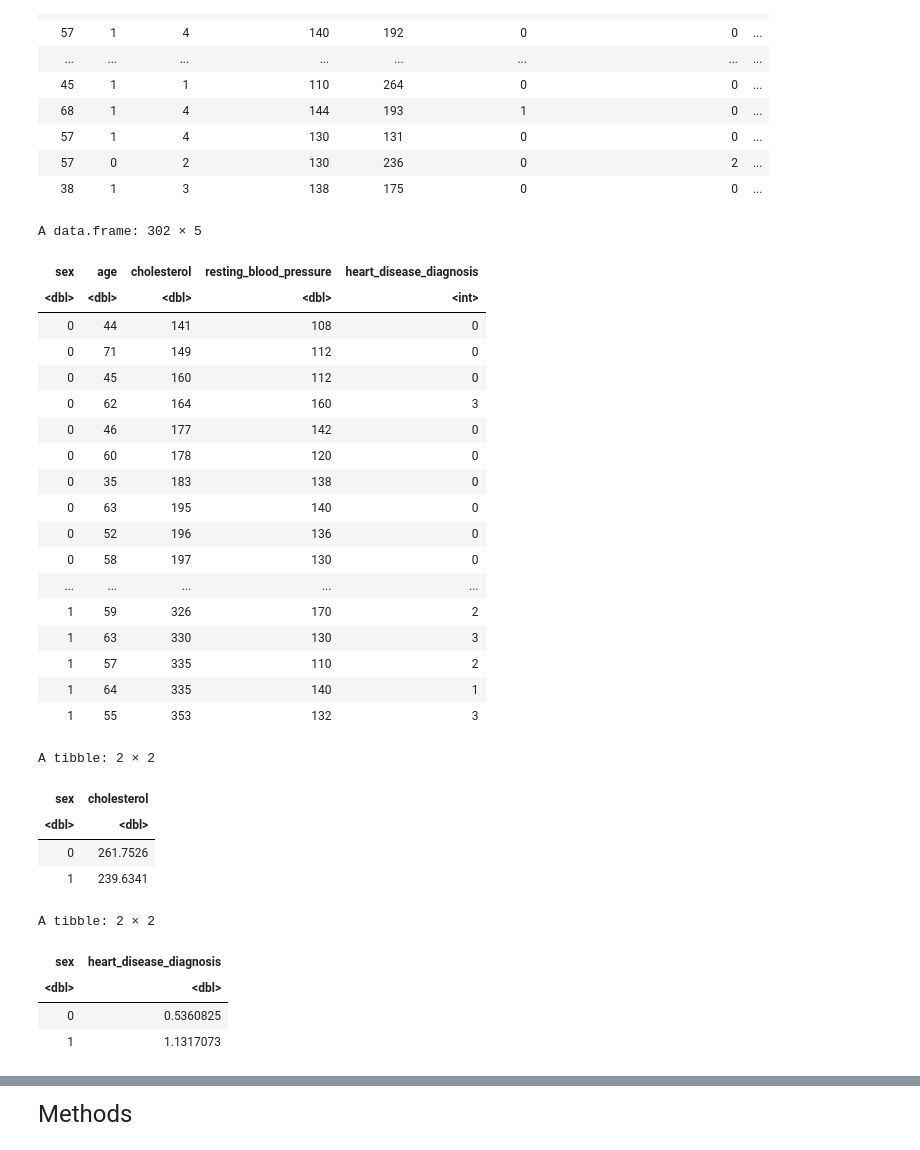
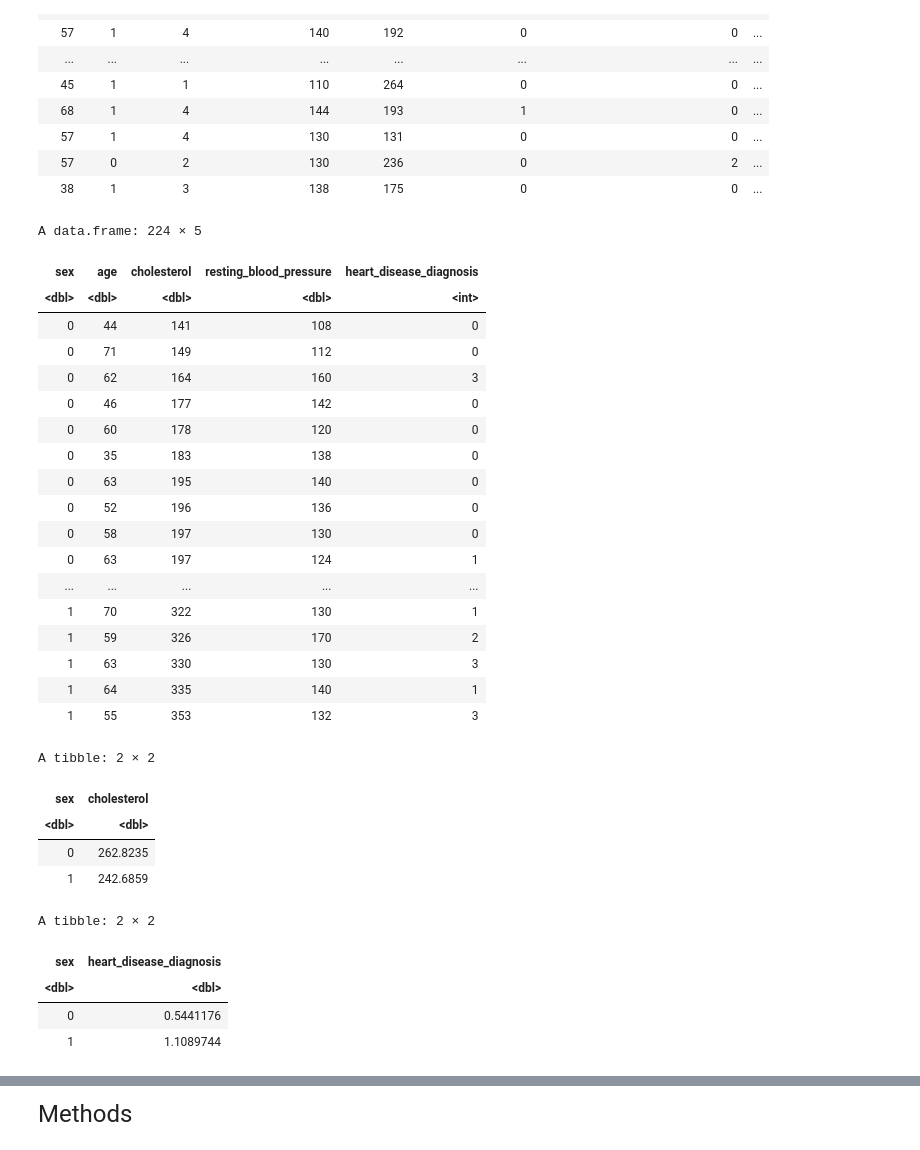
Before and after one commit to ck2671/dsci-100-2022w2-group-35, a Jupyter notebook: Heart Disease Project.ipynb, the cells around one changed output, grey strips where cells are left out. Cells and saved outputs as stored; diff of their text form; code cells hidden in the pictures.

```diff
--- a/Heart Disease Project.ipynb
+++ b/Heart Disease Project.ipynb
@@ -66,15 +71,14 @@ A data.frame: 302 × 14
 # %%
 #Selected columns (sex, cholesterol and heart_disease_diagnosis) from heart data.
-heart_data_selected <- select(heart_data, sex, age, cholesterol, resting_blood_pressure, heart_disease_diagnosis) |>
+heart_train_selected <- select(heart_train, sex, age, cholesterol, resting_blood_pressure, heart_disease_diagnosis) |>
                         arrange(sex, cholesterol, age, resting_blood_pressure)
-heart_data_selected
+heart_train_selected
 # %% [output]
-A data.frame: 302 × 5
+A data.frame: 224 × 5
 | sex | age | cholesterol | resting_blood_pressure | heart_disease_diagnosis |
 | <dbl> | <dbl> | <dbl> | <dbl> | <int> |
 | 0 | 44 | 141 | 108 | 0 |
 | 0 | 71 | 149 | 112 | 0 |
-| 0 | 45 | 160 | 112 | 0 |
 | 0 | 62 | 164 | 160 | 3 |
 | 0 | 46 | 177 | 142 | 0 |
 | 0 | 60 | 178 | 120 | 0 |
@@ -82,33 +86,34 @@ A data.frame: 302 × 5
 | 0 | 63 | 195 | 140 | 0 |
 | 0 | 52 | 196 | 136 | 0 |
 | 0 | 58 | 197 | 130 | 0 |
+| 0 | 63 | 197 | 124 | 1 |
 | ... | ... | ... | ... | ... |
+| 1 | 70 | 322 | 130 | 1 |
 | 1 | 59 | 326 | 170 | 2 |
 | 1 | 63 | 330 | 130 | 3 |
-| 1 | 57 | 335 | 110 | 2 |
 | 1 | 64 | 335 | 140 | 1 |
 | 1 | 55 | 353 | 132 | 3 |
 # %%
 #The table below reports the average cholesterol level for males(1) and females(0).
-sex_vs_cholesterol <- group_by(heart_data_selected, sex) |>
+sex_vs_cholesterol <- group_by(heart_train_selected, sex) |>
                       summarize(cholesterol=mean(cholesterol, na.rm=TRUE))
 sex_vs_cholesterol
 # %% [output]
 A tibble: 2 × 2
 | sex | cholesterol |
 | <dbl> | <dbl> |
-| 0 | 261.7526 |
-| 1 | 239.6341 |
+| 0 | 262.8235 |
+| 1 | 242.6859 |
 # %%
 #The table below reports the average heart disease diagnosis (on a scale of 0-4) for males(1) and females(0).
-sex_vs_heart_disease <- group_by(heart_data_selected, sex) |>
+sex_vs_heart_disease <- group_by(heart_train_selected, sex) |>
                         summarize(heart_disease_diagnosis=mean(heart_disease_diagnosis, na.rm=TRUE))
 sex_vs_heart_disease
 # %% [output]
 A tibble: 2 × 2
 | sex | heart_disease_diagnosis |
 | <dbl> | <dbl> |
-| 0 | 0.5360825 |
-| 1 | 1.1317073 |
+| 0 | 0.5441176 |
+| 1 | 1.1089744 |
 # %%
 #The table below reports the average cholesterol level for each heart disease diagnosis level (0-4).
```
Also changed, not shown: parts of 9 cells of this notebook.
